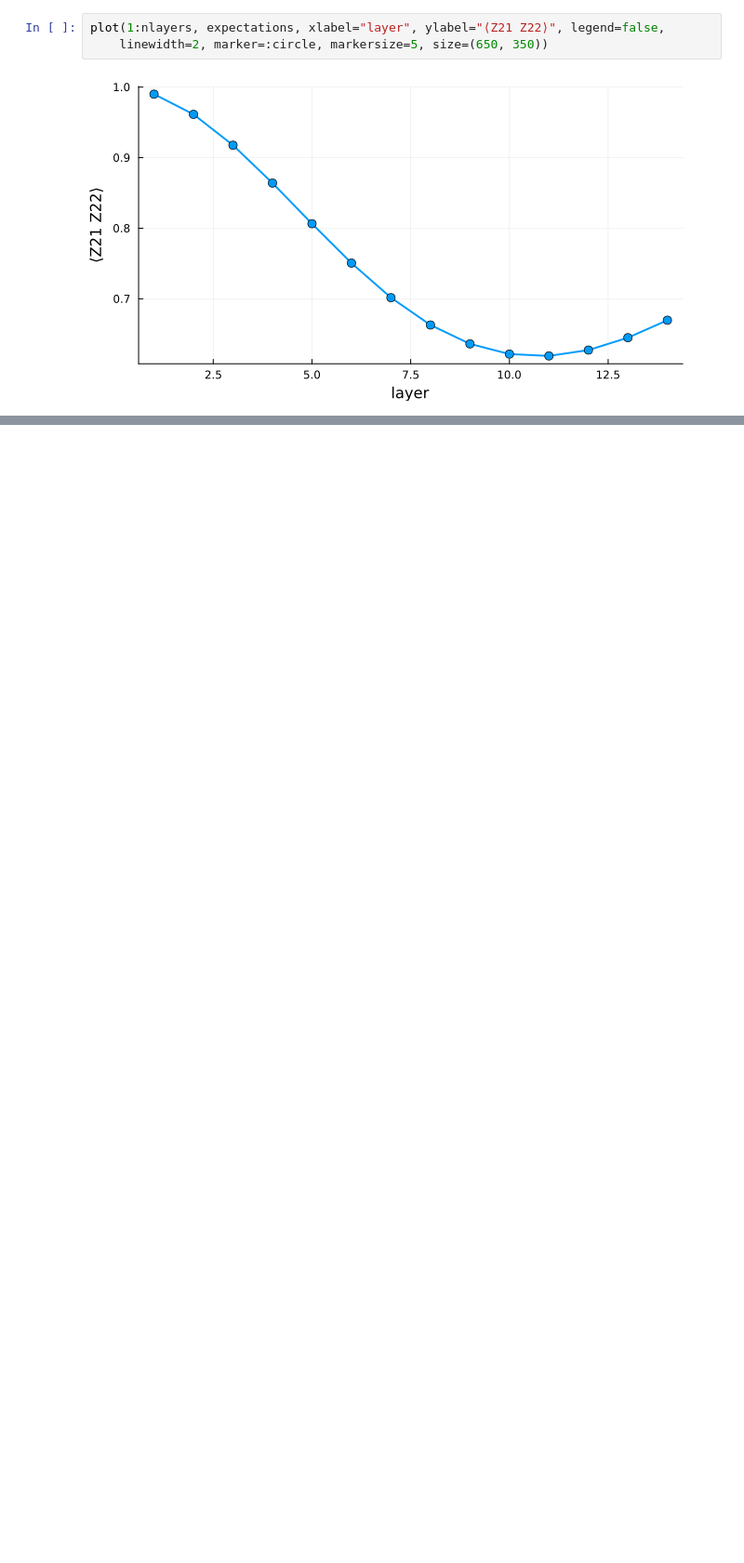
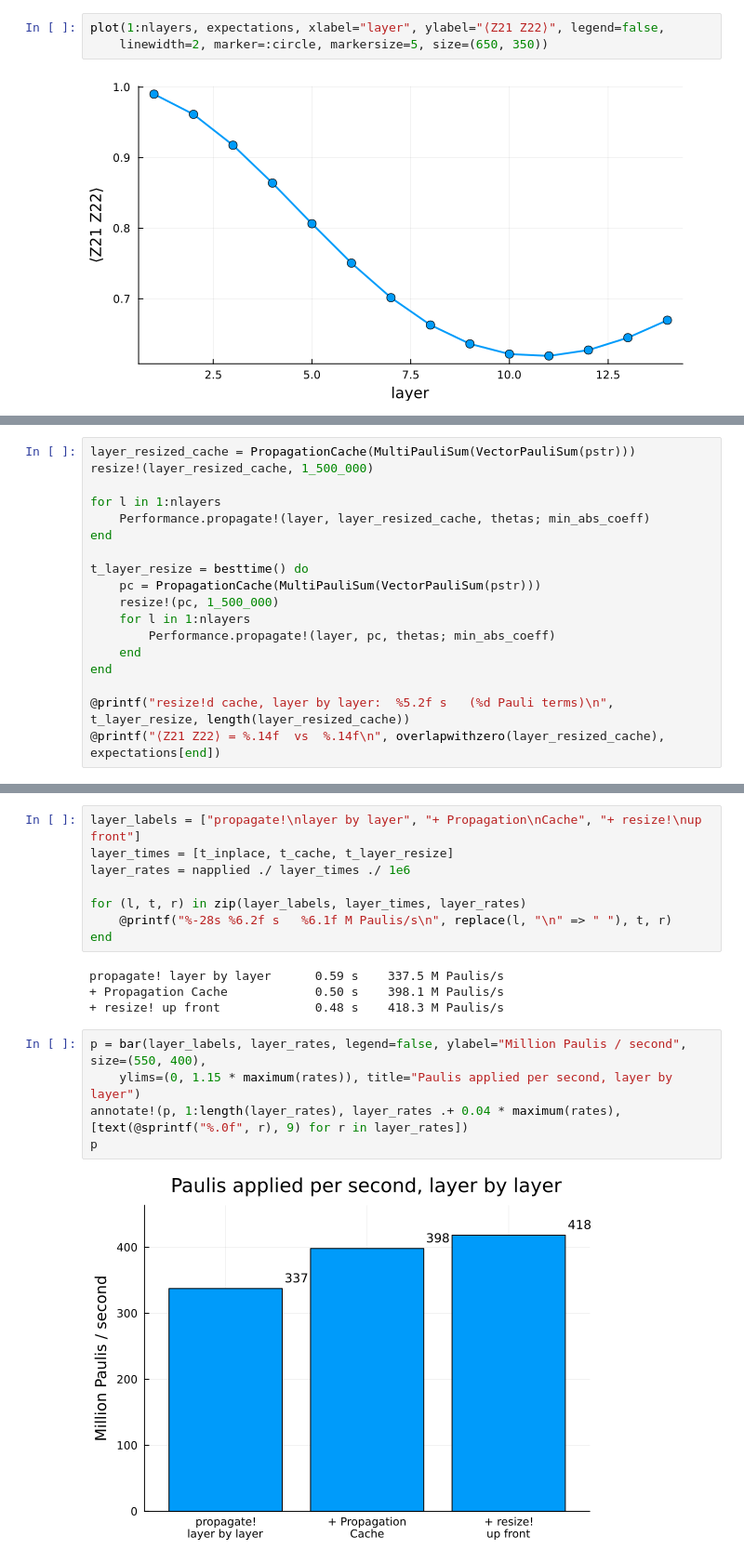
Before and after one commit to SparqleSim/PauliPropagation.jl, a Jupyter notebook: examples/advanced_performance.ipynb, the cells around one changed output, grey strips where cells are left out. Shown at 93% size. Drawn from its saved outputs; the diff is of its cells as text; blank space fills up the shorter version.

```diff
--- a/examples/advanced_performance.ipynb
+++ b/examples/advanced_performance.ipynb
@@ -139,0 +262,18 @@ Performance.propagate!:   0.93 s   (1036142 Pauli terms)
+# %%
+layer_resized_cache = PropagationCache(MultiPauliSum(VectorPauliSum(pstr)))
+resize!(layer_resized_cache, 1_500_000)
+
+for l in 1:nlayers
+    Performance.propagate!(layer, layer_resized_cache, thetas; min_abs_coeff)
+end
+
+t_layer_resize = besttime() do
+    pc = PropagationCache(MultiPauliSum(VectorPauliSum(pstr)))
+    resize!(pc, 1_500_000)
+    for l in 1:nlayers
+        Performance.propagate!(layer, pc, thetas; min_abs_coeff)
+    end
+end
+
+@printf("resize!d cache, layer by layer:  %5.2f s   (%d Pauli terms)\n", t_layer_resize, length(layer_resized_cache))
+@printf("⟨Z21 Z22⟩ = %.14f  vs  %.14f\n", overlapwithzero(layer_resized_cache), expectations[end])
@@ -140,3 +287,22 @@ Performance.propagate!:   0.93 s   (1036142 Pauli terms)
+# %%
+layer_labels = ["propagate!\nlayer by layer", "+ Propagation\nCache", "+ resize!\nup front"]
+layer_times = [t_inplace, t_cache, t_layer_resize]
+layer_rates = napplied ./ layer_times ./ 1e6
+
+for (l, t, r) in zip(layer_labels, layer_times, layer_rates)
+    @printf("%-28s %6.2f s   %6.1f M Paulis/s\n", replace(l, "\n" => " "), t, r)
+end
+# %% [output]
+propagate! layer by layer      0.59 s    337.5 M Paulis/s
++ Propagation Cache            0.50 s    398.1 M Paulis/s
++ resize! up front             0.48 s    418.3 M Paulis/s
+# %%
+p = bar(layer_labels, layer_rates, legend=false, ylabel="Million Paulis / second", size=(550, 400),
+    ylims=(0, 1.15 * maximum(rates)), title="Paulis applied per second, layer by layer")
+annotate!(p, 1:length(layer_rates), layer_rates .+ 0.04 * maximum(rates), [text(@sprintf("%.0f", r), 9) for r in layer_rates])
+p
+# %% [output]
+[figure, added]
 # %% [markdown]
 ## Not all gates cost the same
 
```
Also changed, not shown: parts of 34 cells of this notebook.
